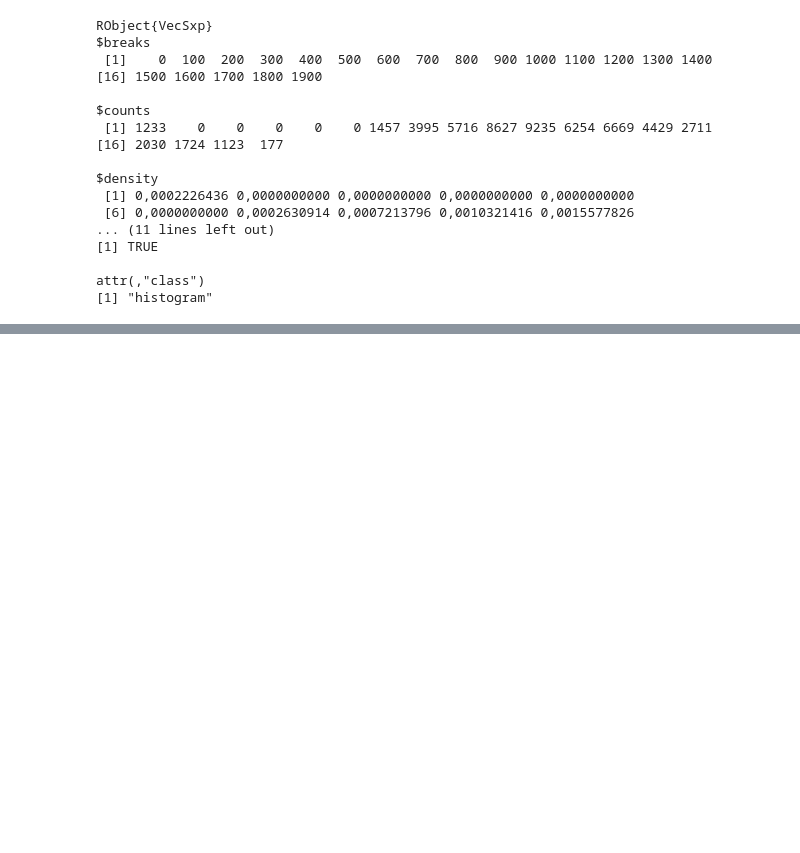
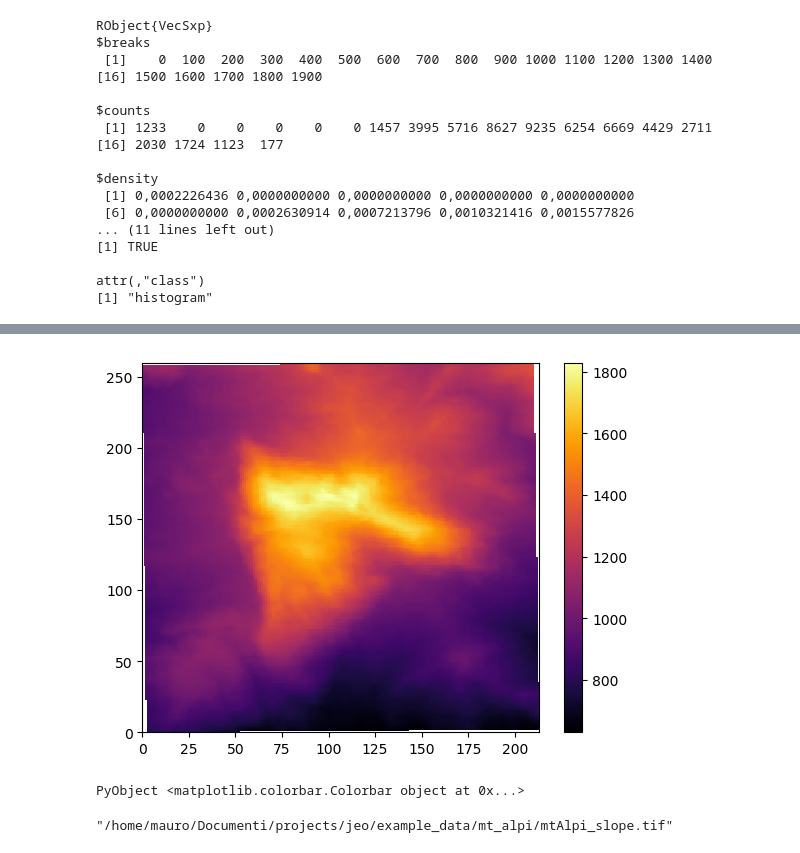
Before and after one commit to mauroalberti/jeo, a Jupyter notebook: Starting with Julia and structural geology.ipynb, the cells around one changed output, grey strips where cells are left out. Cells and saved outputs as stored; diff of their text form; code cells hidden in the pictures; blank space fills up the shorter version.

```diff
--- a/Starting with Julia and structural geology.ipynb
+++ b/Starting with Julia and structural geology.ipynb
@@ -239,0 +306,10 @@ attr(,"class")
+# %%
+pcolormesh(corrected, cmap="inferno")
+colorbar()
+# %% [output]
+[figure, added]
+PyObject <matplotlib.colorbar.Colorbar object at 0x...>
+# %%
+slope_geotif = joinpath(@__DIR__, "example_data/mt_alpi/mtAlpi_slope.tif")
+# %% [output]
+"/home/mauro/Documenti/projects/jeo/example_data/mt_alpi/mtAlpi_slope.tif"
```
Also changed, not shown: parts of 24 cells of this notebook.
